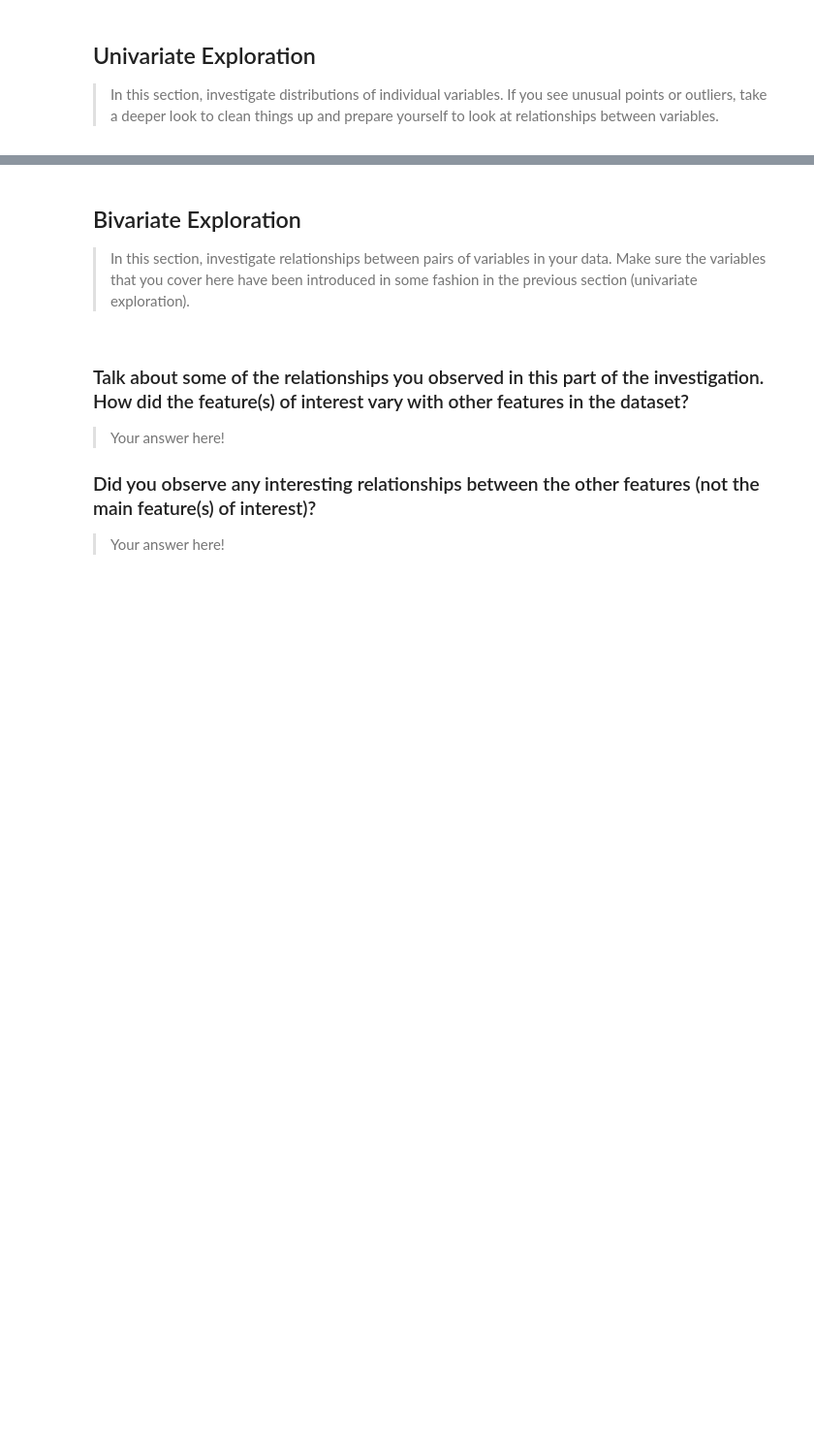
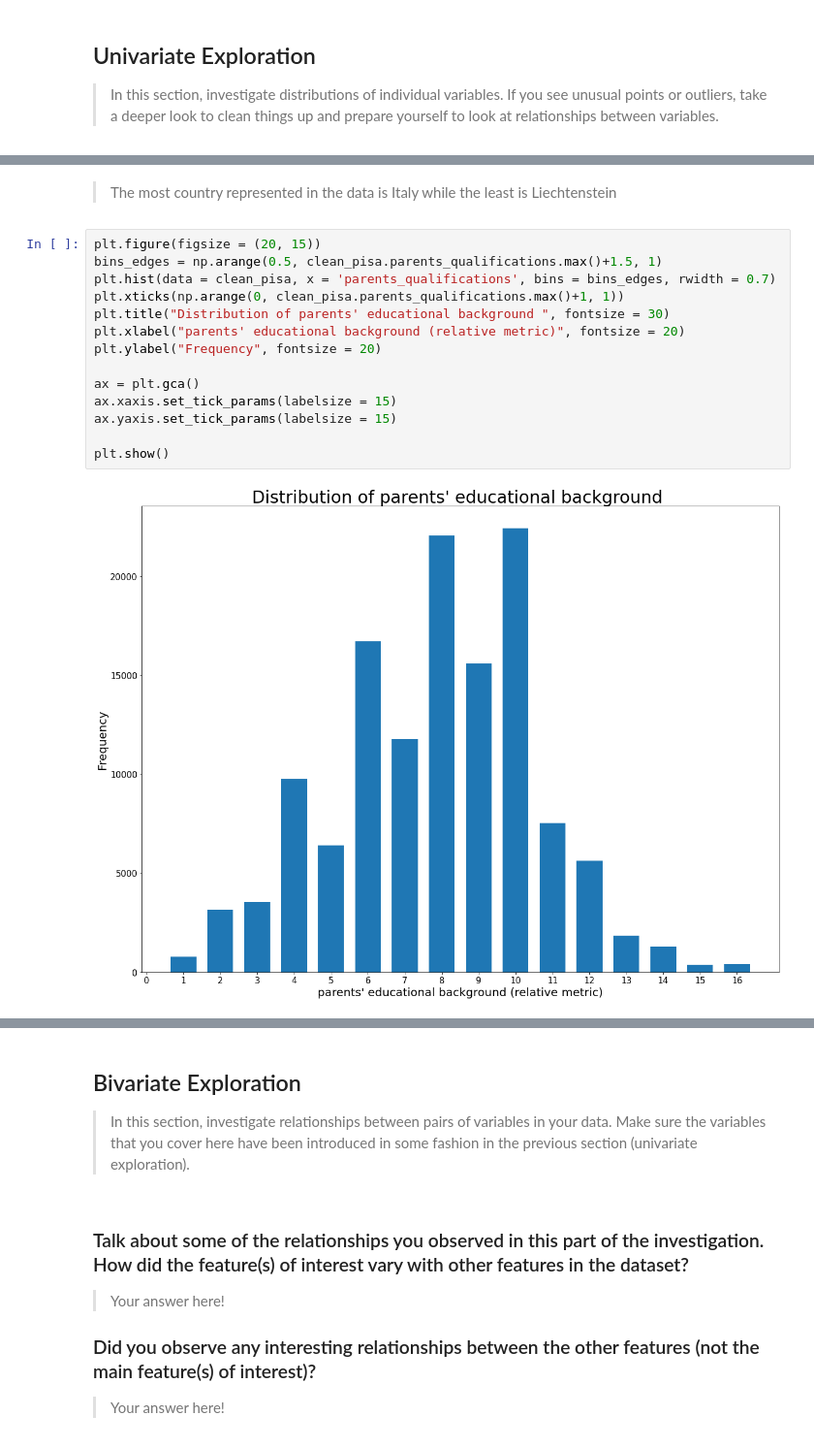
Before and after one commit to gadm21/AI, a Jupyter notebook: Data_science/visualization project/exploration_template.ipynb, the cells around one changed output, grey strips where cells are left out. Shown at 97% size. Drawn from its saved outputs; the diff is of its cells as text; blank space fills up the shorter version.

```diff
--- a/Data_science/visualization project/exploration_template.ipynb
+++ b/Data_science/visualization project/exploration_template.ipynb
@@ -143,0 +401,18 @@ you plan on investigating next.
+# %% [markdown]
+> The most country represented in the data is Italy while the least is Liechtenstein
+# %%
+plt.figure(figsize = (20, 15))
+bins_edges = np.arange(0.5, clean_pisa.parents_qualifications.max()+1.5, 1)
+plt.hist(data = clean_pisa, x = 'parents_qualifications', bins = bins_edges, rwidth = 0.7)
+plt.xticks(np.arange(0, clean_pisa.parents_qualifications.max()+1, 1))
+plt.title("Distribution of parents' educational background ", fontsize = 30)
+plt.xlabel("parents' educational background (relative metric)", fontsize = 20)
+plt.ylabel("Frequency", fontsize = 20)
+
+ax = plt.gca()
+ax.xaxis.set_tick_params(labelsize = 15)
+ax.yaxis.set_tick_params(labelsize = 15)
+
+plt.show()
+# %% [output]
+[figure, added]
```
Also changed, not shown: parts of 42 cells of this notebook.
